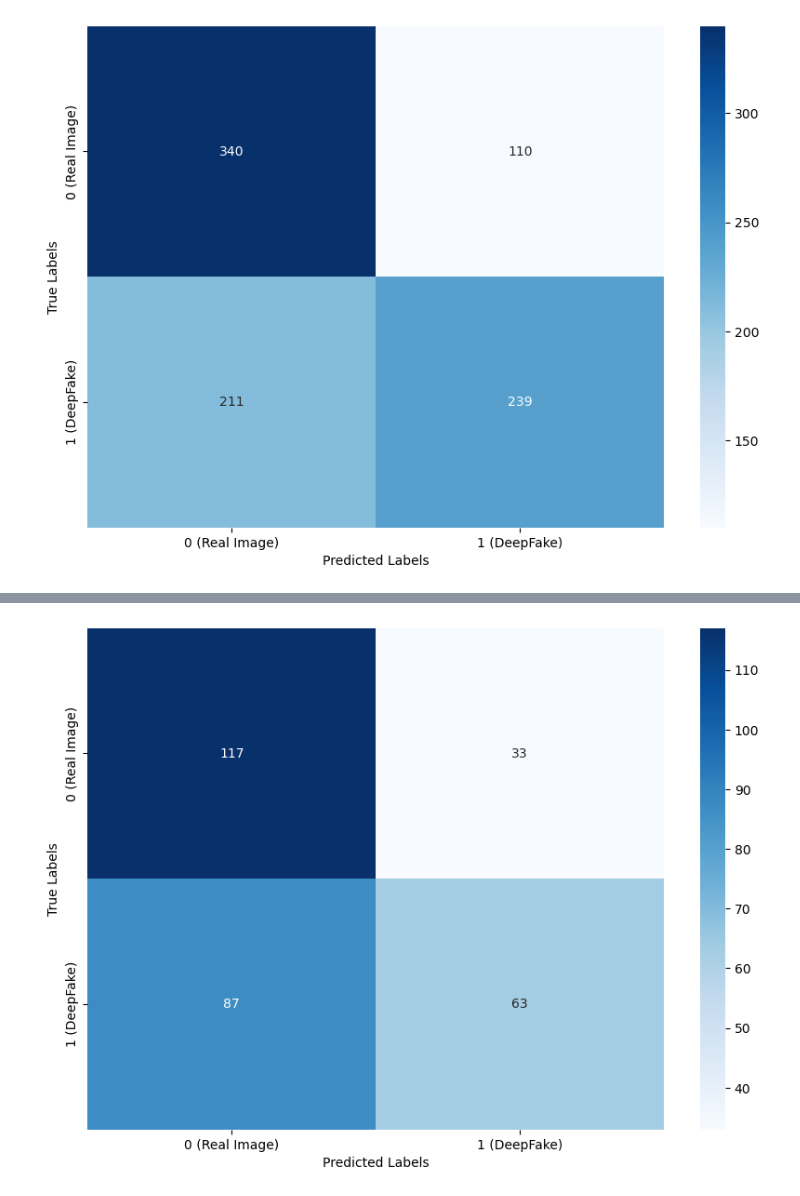
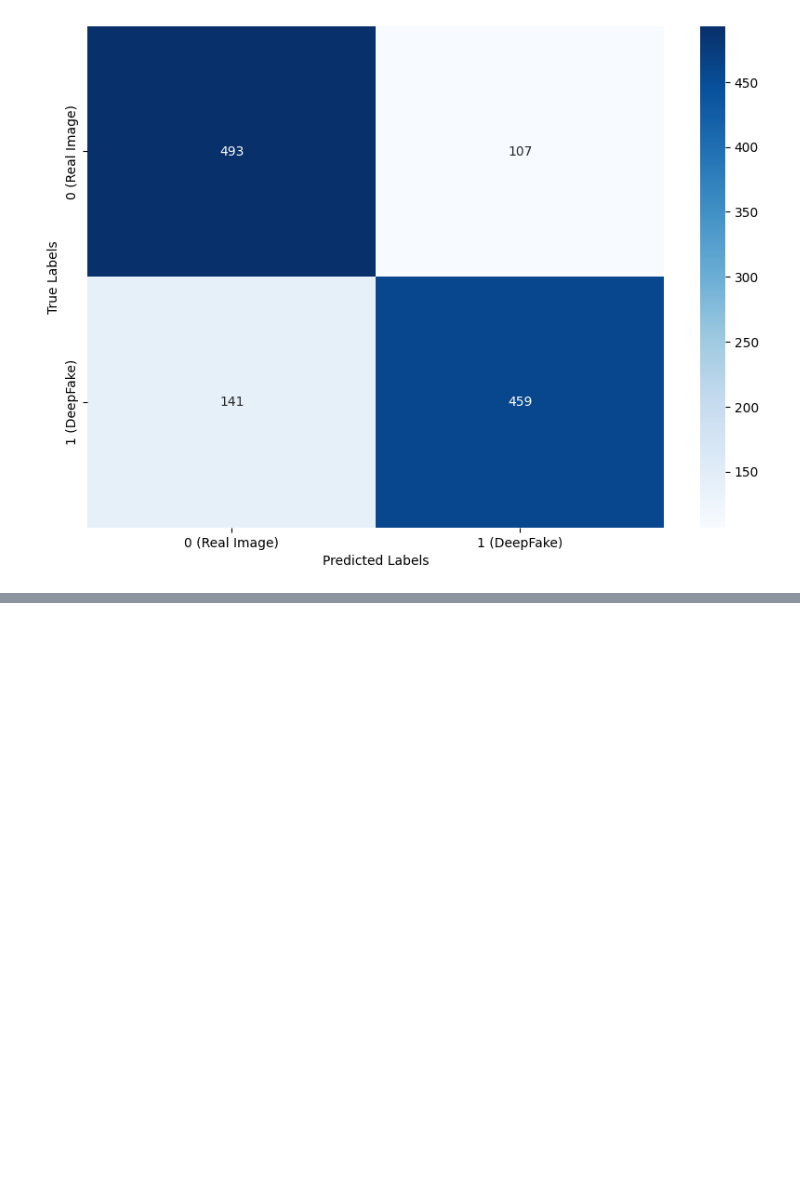
Before and after one commit to shumeraa/DeepfakeClassifier, a Jupyter notebook: readData.ipynb, the cells around one changed output, grey strips where cells are left out. Drawn from its saved outputs; the diff is of its cells as text; code cells hidden in the pictures; blank space fills up the shorter version.

Commit message:
Final model with old main

```diff
--- a/readData.ipynb
+++ b/readData.ipynb
@@ -278,10 +234,10 @@ Labels shape: (32,)
 import tensorflow as tf
 from tensorflow.keras import layers, models, optimizers, regularizers
 from tensorflow.keras.applications import MobileNetV2
-#highest accuracy so far is 0.64
+#highest accuracy so far is 0.72
 
 base_model = MobileNetV2(input_shape=(128, 128, 3), include_top=False, weights='imagenet')
-base_model.trainable = False
+base_model.trainable = True
 l2_reg = 0.01
 
 # Create the model
@@ -304,9 +260,14 @@ model.compile(optimizer=optimizers.Adam(.0001),
               loss='binary_crossentropy',
               metrics=['accuracy'])
 # %%
+model_filepath = './trained_model.keras'
+
+#if os.path.exists(model_filepath):
+
+
 history = model.fit(
     train_dataset,
-    epochs=4,
+    epochs=25,
     validation_data=val_dataset
 )
 # %% [output]
@@ -345,32 +332,24 @@ import seaborn as sns
 from sklearn.metrics import confusion_matrix
 import numpy as np
 
-def create_plot_confusion_matrix(test_dataset):
-    # Get the true labels
-    y_true = np.concatenate([y for x, y in test_dataset], axis=0)
+# Get the true labels
+y_true = np.concatenate([y for x, y in test_dataset], axis=0)
 
-    # Get the predicted labels as probabilities
-    y_pred_prob = model.predict(test_dataset)
+# Get the predicted labels as probabilities
+y_pred_prob = model.predict(test_dataset)
 
-    # Convert the probabilities into class labels
-    y_pred = np.where(y_pred_prob > 0.5, 1, 0)
+# Convert the probabilities into class labels
+y_pred = np.where(y_pred_prob > 0.5, 1, 0)
 
-    # Compute the confusion matrix
-    cm = confusion_matrix(y_true, y_pred)
+# Compute the confusion matrix
+cm = confusion_matrix(y_true, y_pred)
 
-    # Create a heatmap from the confusion matrix
-    plt.figure(figsize=(10, 7))
-    sns.heatmap(cm, annot=True, fmt='d', cmap='Blues',
+# Create a heatmap from the confusion matrix
+plt.figure(figsize=(10, 7))
+sns.heatmap(cm, annot=True, fmt='d', cmap='Blues',
             xticklabels=['0 (Real Image)', '1 (DeepFake)'],
             yticklabels=['0 (Real Image)', '1 (DeepFake)'])
-    plt.xlabel('Predicted Labels')
-    plt.ylabel('True Labels')
-    plt.show()
-
-    return cm
-
-cm = create_plot_confusion_matrix(test_dataset)
-cm_inpainting = create_plot_confusion_matrix(test_dataset_inpainting)
-cm_insight = create_plot_confusion_matrix(test_dataset_insight)
-cm_text2img = create_plot_confusion_matrix(test_dataset_text2img)
+plt.xlabel('Predicted Labels')
+plt.ylabel('True Labels')
+plt.show()
 # %% [output]
@@ -380 +359 @@ cm_text2img = create_plot_confusion_matrix(test_dataset_text2img)
-[figure, old version]
+[figure, new version]
@@ -384 +359,0 @@ cm_text2img = create_plot_confusion_matrix(test_dataset_text2img)
-[figure, removed]
```
Also changed, not shown: parts of 11 cells of this notebook.
